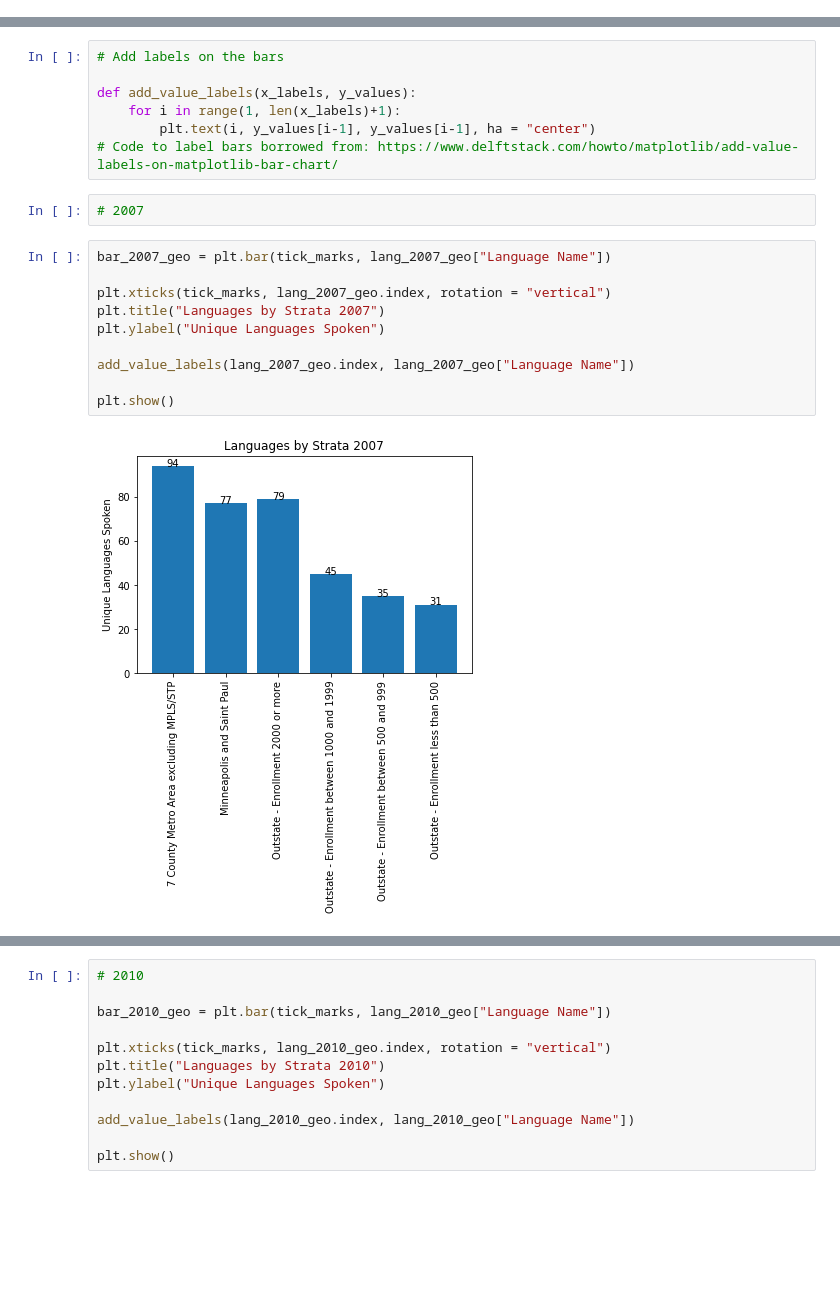
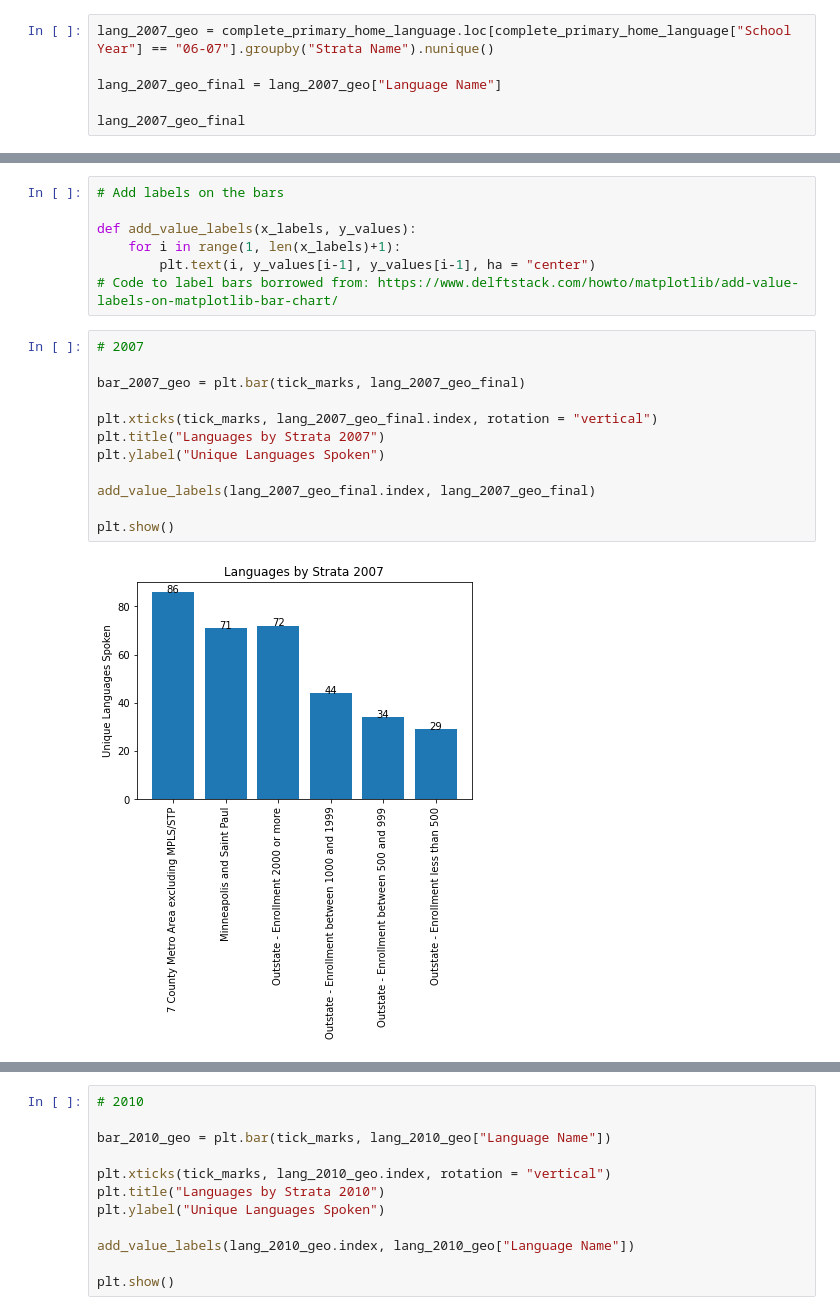
Before and after one commit to NTTGermania/Project-1-Group-7-Analysis-of-languages-in-Minnesota, a Jupyter notebook: Project#1test.ipynb, the cells around one changed output, grey strips where cells are left out. Cells and saved outputs as stored; diff of their text form; blank space fills up the shorter version.

```diff
--- a/Project#1test.ipynb
+++ b/Project#1test.ipynb
@@ -637,0 +808,6 @@ Name: Language Name, dtype: int64
+# %%
+lang_2007_geo = complete_primary_home_language.loc[complete_primary_home_language["School Year"] == "06-07"].groupby("Strata Name").nunique()
+
+lang_2007_geo_final = lang_2007_geo["Language Name"]
+
+lang_2007_geo_final
@@ -823,18 +1062,18 @@ def add_value_labels(x_labels, y_values):
 # Code to label bars borrowed from: https://www.delftstack.com/howto/matplotlib/add-value-labels-on-matplotlib-bar-chart/
 # %%
 # 2007
+
+bar_2007_geo = plt.bar(tick_marks, lang_2007_geo_final)
+
+plt.xticks(tick_marks, lang_2007_geo_final.index, rotation = "vertical")
+plt.title("Languages by Strata 2007")
+plt.ylabel("Unique Languages Spoken")
+
+add_value_labels(lang_2007_geo_final.index, lang_2007_geo_final)
+
+plt.show()
+# %% [output]
+[figure, added]
-# %%
-bar_2007_geo = plt.bar(tick_marks, lang_2007_geo["Language Name"])
-
-plt.xticks(tick_marks, lang_2007_geo.index, rotation = "vertical")
-plt.title("Languages by Strata 2007")
-plt.ylabel("Unique Languages Spoken")
-
-add_value_labels(lang_2007_geo.index, lang_2007_geo["Language Name"])
-
-plt.show()
-# %% [output]
-[figure, removed]
 # %%
 # 2008
 
```
Also changed, not shown: parts of 26 cells of this notebook.
